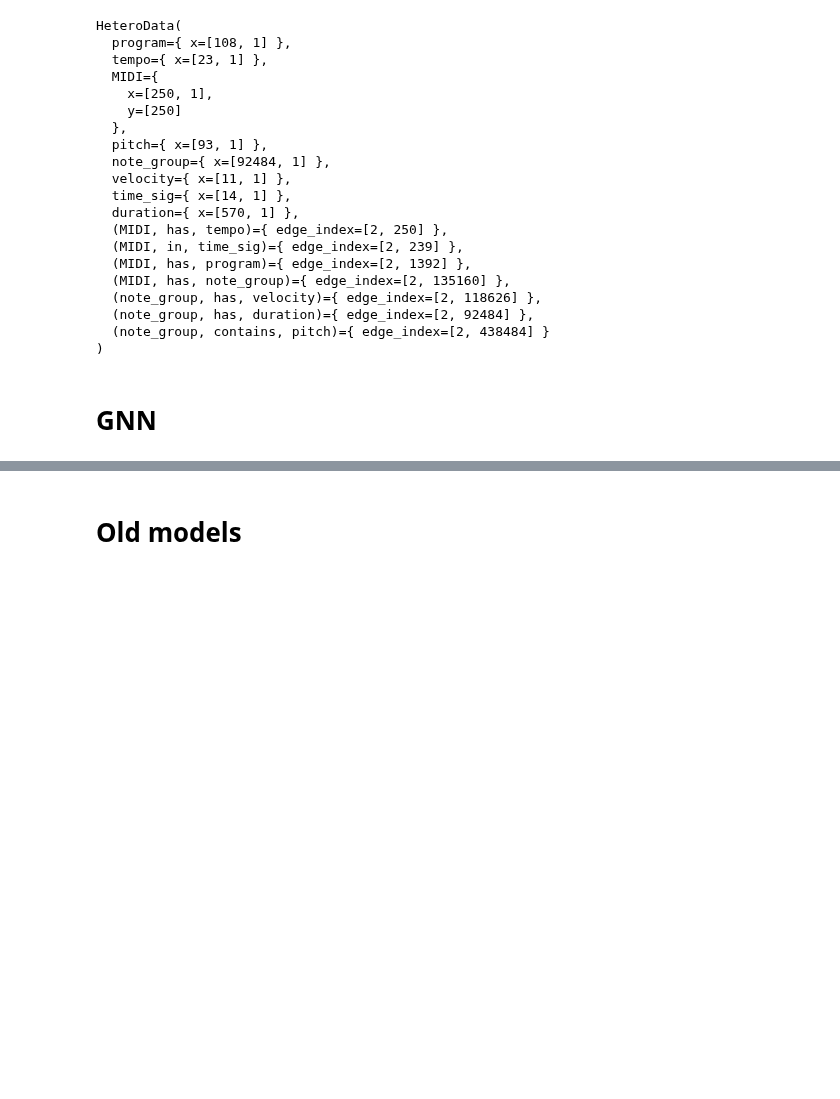
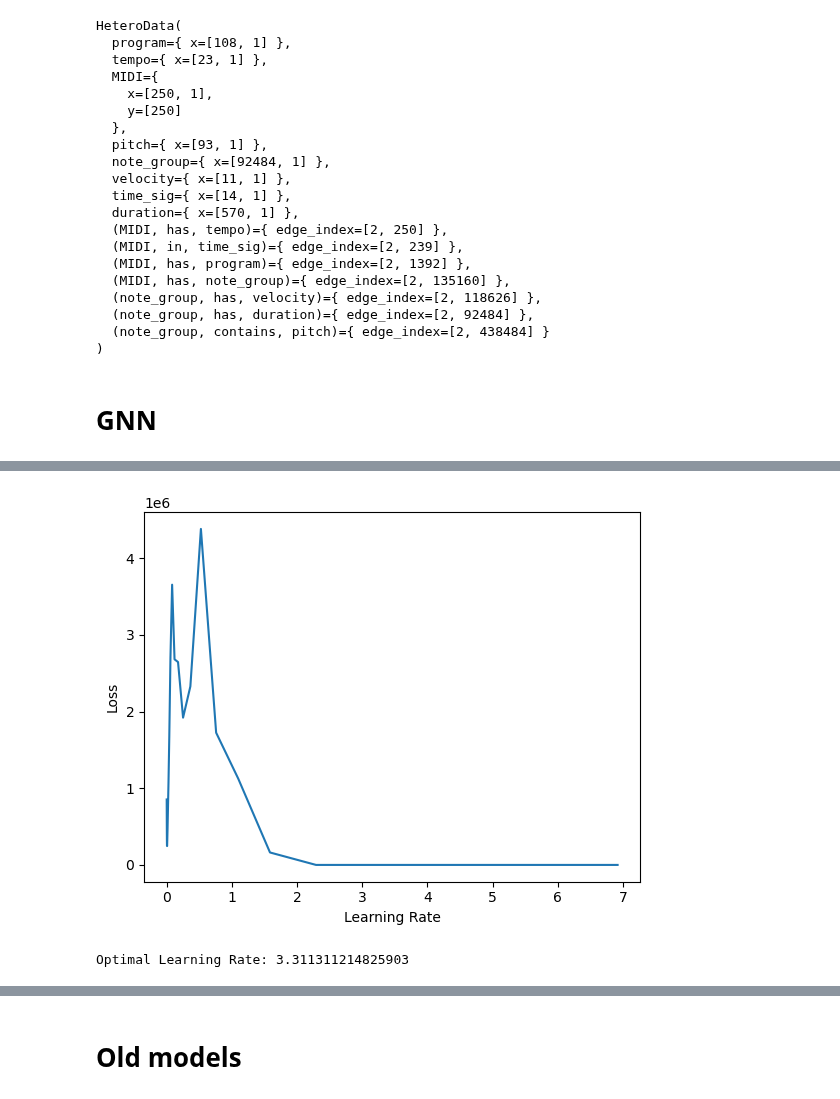
Before and after one commit to KottonP/midi2vec-master, a Jupyter notebook: Slac Hetero Graph.ipynb, the cells around one changed output, grey strips where cells are left out. Drawn from its saved outputs; the diff is of its cells as text; code cells hidden in the pictures; blank space fills up the shorter version.

```diff
--- a/Slac Hetero Graph.ipynb
+++ b/Slac Hetero Graph.ipynb
@@ -573,0 +651,6 @@ plt.show()
+# %%
+input_node_dict_10 = input_node_dict.copy()
+
+input_node_dict_10['MIDI']['y'] = y_10
+# %%
+H_10 = HeteroData(input_node_dict_10, **input_edge_dict)
@@ -573,0 +680,9 @@ plt.show()
+# %%
+H_10 = T.ToUndirected()(H_10)
+# %%
+model_10 = pyg_models.GraphSAGE(in_channels=-1, hidden_channels=64, num_layers=2, out_channels=len(set(lb_10.classes_)))
+
+model_10 = to_hetero(model_10, H_10.metadata(), aggr='sum')
+# %%
+lr_finder(model=model_10, dataset=H_10, start_lr=1e-7, end_lr=10, num_iters=50)
+# %% [output]
@@ -573,0 +706,2 @@ plt.show()
+[figure, added]
+Optimal Learning Rate: 3.311311214825903
```
Also changed, not shown: parts of 32 cells of this notebook.
